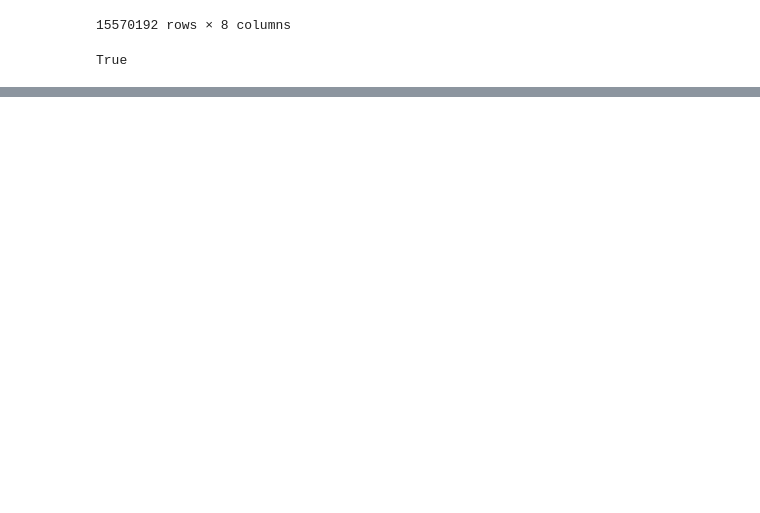
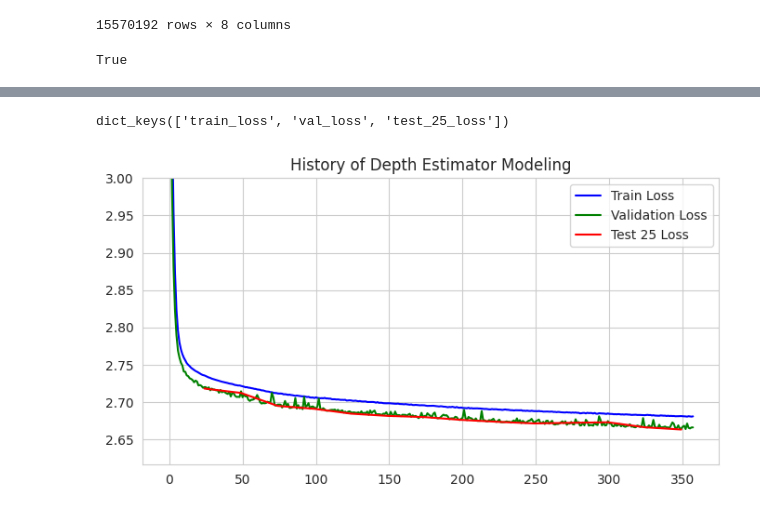
Before and after one commit to WSpie/Flood_events_simulator, a Jupyter notebook: nbks/1_build_depth_model.ipynb, the cells around one changed output, grey strips where cells are left out. Cells and saved outputs as stored; diff of their text form; code cells hidden in the pictures; blank space fills up the shorter version.

Commit message:
syn depth gen

```diff
--- a/nbks/1_build_depth_model.ipynb
+++ b/nbks/1_build_depth_model.ipynb
@@ -350,3 +314,33 @@ KeyboardInterrupt
 # %%
 checkpoint = torch.load(checkpoint_path)
 model.load_state_dict(checkpoint)
+# %%
+with open('../logs/depth_modeling_1_history.pkl', 'rb') as file:
+    his = pickle.load(file)
+# %%
+his.keys()
+# %% [output]
+dict_keys(['train_loss', 'val_loss', 'test_25_loss'])
+# %%
+sns.set_style("whitegrid")
+
+# Plotting
+plt.figure(figsize=(8, 4))
+
+# Plotting all three datasets on the same axes
+sns.lineplot(data=his['train_loss'], label='Train Loss', color='blue')
+sns.lineplot(data=his['val_loss'], label='Validation Loss', color='green')
+test_25_loss_array = np.array(his['test_25_loss'])
+sns.lineplot(x=test_25_loss_array[:, 0], y=test_25_loss_array[:, 1], label='Test 25 Loss', color='red')
+
+
+# Adding title and legend
+plt.title('History of Depth Estimator Modeling')
+plt.legend()
+
+plt.ylim(None, 3.0)
+
+# Show the plot
+plt.show()
+# %% [output]
+[figure, added]
```
Also changed, not shown: parts of 2 cells of this notebook, 17 other files.
